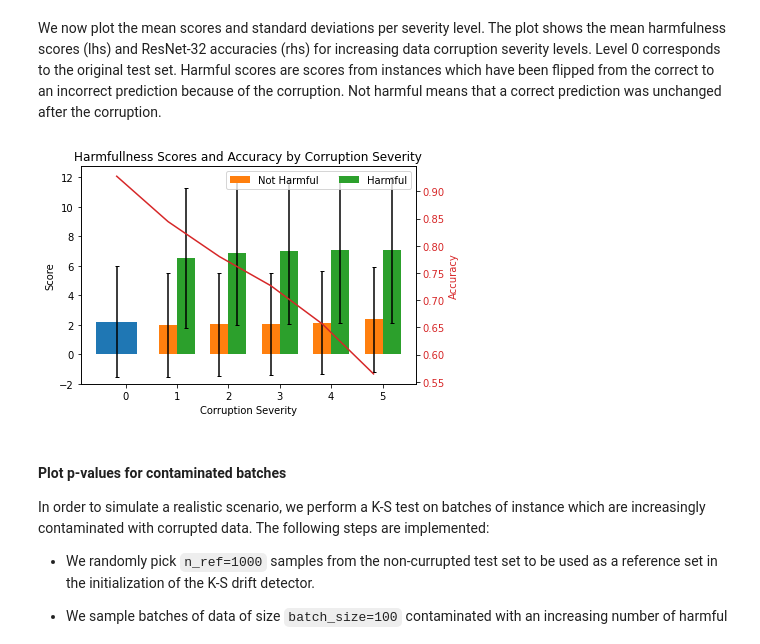
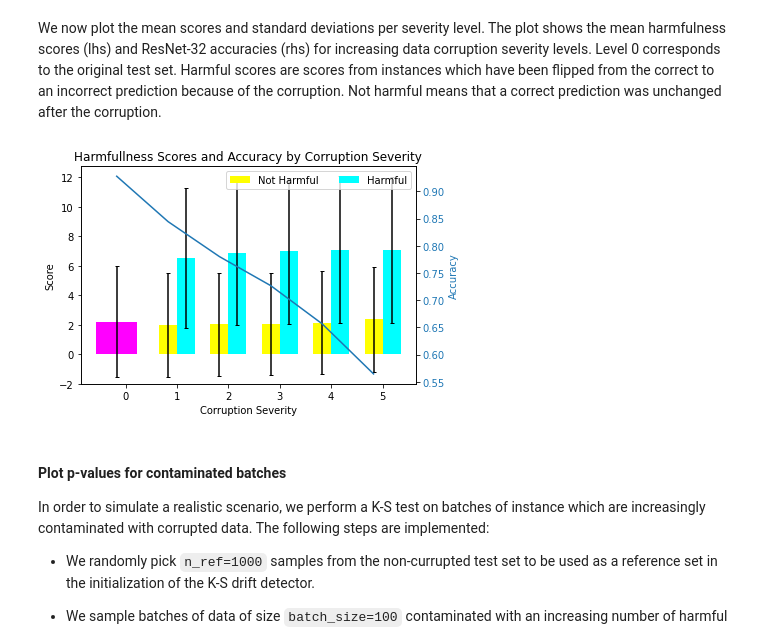
Before and after one commit to PacktPublishing/Designing-Models-for-Responsible-AI, a Jupyter notebook: Chapter7/concept_drift_examples/cd_distillation_cifar10.ipynb, the cells around one changed output. Saved outputs shown, nothing was run; the diff lists cells and outputs as text; code cells hidden in the pictures.

```diff
--- a/Chapter7/concept_drift_examples/cd_distillation_cifar10.ipynb
+++ b/Chapter7/concept_drift_examples/cd_distillation_cifar10.ipynb
@@ -121,19 +121,19 @@ Definition and training of the distilled model
 from tensorflow.keras.layers import Conv2D, Dense, Flatten, InputLayer
 from tensorflow.keras.regularizers import l1
 
-def distilled_model_cifar10(clf, nb_conv_layers=3, nb_filters1=256, nb_dense=40,
-                            kernel1=4, kernel2=4, kernel3=4, ae_arch=False):
+def distilled_model_cifar10(clf, nb_conv_layers=8, distl_model_filters1=256, nb_dense=40,
+                            kernel1=8, kernel2=8, kernel3=8, ae_arch=False):
     print('Define distilled model')
-    nb_filters1 = int(nb_filters1)
-    nb_filters2 = int(nb_filters1 / 2)
-    nb_filters3 = int(nb_filters1 / 4)
-    layers = [InputLayer(input_shape=(32, 32, 3)),
-              Conv2D(nb_filters1, kernel1, strides=2, padding='same')]
-    if nb_conv_layers > 1:
-        layers.append(Conv2D(nb_filters2, kernel2, strides=2, padding='same',
+    distl_model_filters1 = int(distl_model_filters1)
+    distl_model_filters2 = int(distl_model_filters1 / 2)
+    distl_model_filters3 = int(distl_model_filters1 / 4)
+    layers = [InputLayer(input_shape=(64, 64, 3)),
+              Conv2D(distl_model_filters1, kernel1, strides=2, padding='same')]
+    if nb_conv_layers > 2:
+        layers.append(Conv2D(distl_model_filters2, kernel2, strides=2, padding='same',
                              activation=tf.nn.relu, kernel_regularizer=l1(1e-5)))
     if nb_conv_layers > 2:
-        layers.append(Conv2D(nb_filters3, kernel3, strides=2, padding='same',
+        layers.append(Conv2D(distl_model_filters3, kernel3, strides=2, padding='same',
                              activation=tf.nn.relu, kernel_regularizer=l1(1e-5)))
     layers.append(Flatten())
     layers.append(Dense(nb_dense))
@@ -330,33 +330,33 @@ for k, v in score_drift.items():
 # %%
 plot_labels = ['0', '1', '2', '3', '4', '5']
 
 N = 6
 ind = np.arange(N)
 width = .35
 
 fig_bar_cd, ax = plt.subplots()
 ax2 = ax.twinx()
 
-p0 = ax.bar(ind[0], score_x.mean(), yerr=score_x.std(), capsize=2)
-p1 = ax.bar(ind[1:], mu_noharm, width, yerr=std_noharm, capsize=2)
-p2 = ax.bar(ind[1:] + width, mu_harm, width, yerr=std_harm, capsize=2)
+p0 = ax.bar(ind[0], score_x.mean(), yerr=score_x.std(), capsize=2, color = 'magenta')
+p1 = ax.bar(ind[1:], mu_noharm, width, yerr=std_noharm, capsize=2, color = 'yellow')
+p2 = ax.bar(ind[1:] + width, mu_harm, width, yerr=std_harm, capsize=2, color = 'cyan')
 
 ax.set_title('Harmfullness Scores and Accuracy by Corruption Severity')
 ax.set_xticks(ind + width / 2)
 ax.set_xticklabels(plot_labels)
 ax.set_ylim((-2))
 ax.legend((p1[0], p2[0]), ('Not Harmful', 'Harmful'), loc='upper right', ncol=2)
 ax.set_ylabel('Score')
 ax.set_xlabel('Corruption Severity')
 
-color = 'tab:red'
+color = 'tab:blue'
 ax2.set_ylabel('Accuracy', color=color)
 ax2.plot(acc, color=color)
 ax2.tick_params(axis='y', labelcolor=color)
 
 plt.show()
 # %% [output]
-[figure, old version]
+[figure, new version]
 # %% [markdown]
 #### Plot p-values for contaminated batches
 
```
Also changed, not shown: parts of 1 cell of this notebook, 5 other files.
